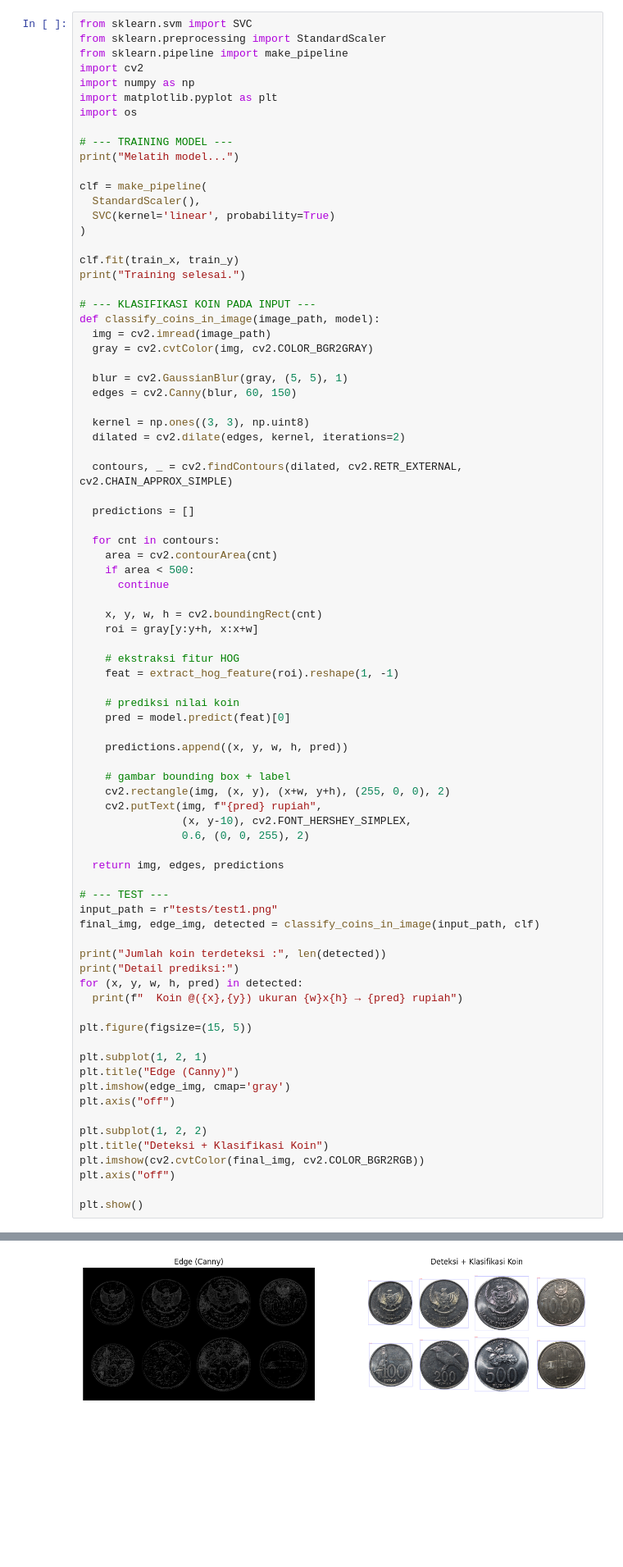
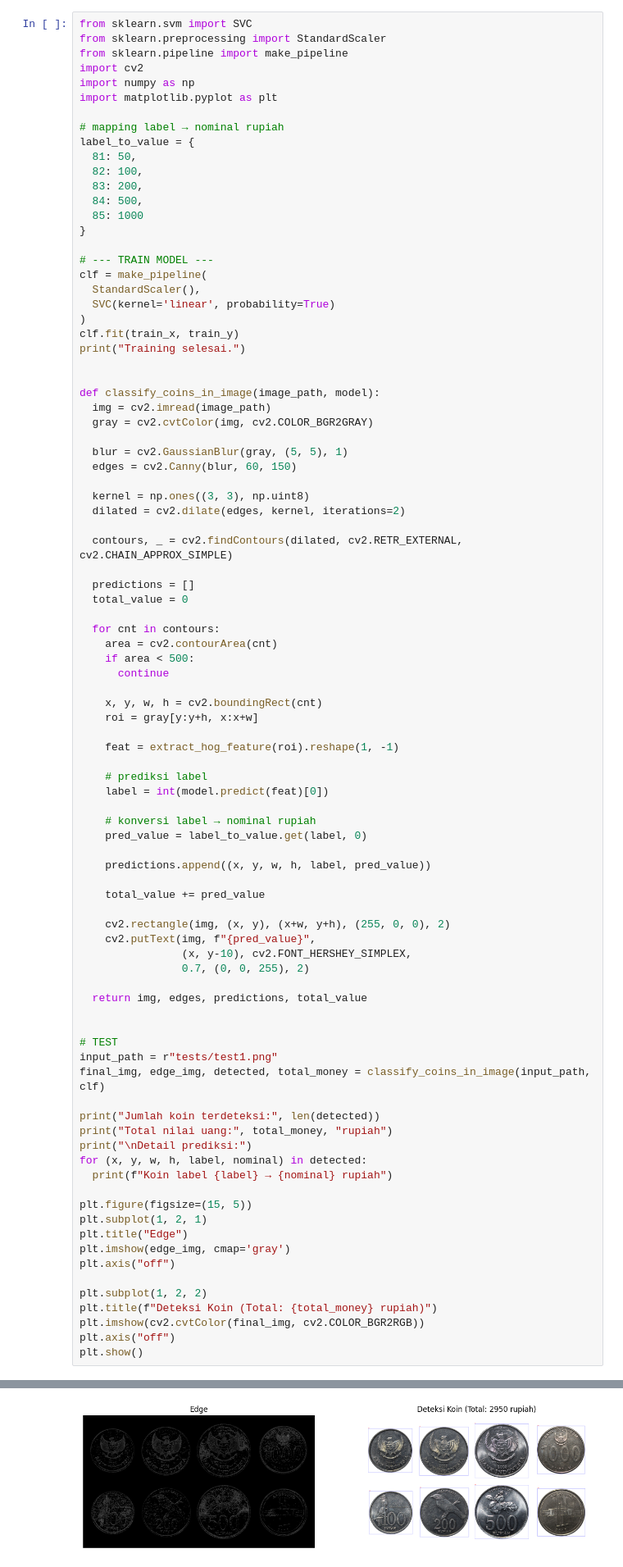
Before and after one commit to Arararra/pcd-coin-counting, a Jupyter notebook: main.ipynb, the cells around one changed output, grey strips where cells are left out. Shown at 82% size. Drawn from its saved outputs; the diff is of its cells as text; blank space fills up the shorter version.

```diff
--- a/main.ipynb
+++ b/main.ipynb
@@ -131,20 +131,25 @@ from sklearn.pipeline import make_pipeline
 import cv2
 import numpy as np
 import matplotlib.pyplot as plt
-import os
 
-# --- TRAINING MODEL ---
-print("Melatih model...")
+# mapping label → nominal rupiah
+label_to_value = {
+  81: 50,
+  82: 100,
+  83: 200,
+  84: 500,
+  85: 1000
+}
 
+# --- TRAIN MODEL ---
 clf = make_pipeline(
   StandardScaler(),
   SVC(kernel='linear', probability=True)
 )
-
 clf.fit(train_x, train_y)
 print("Training selesai.")
 
-# --- KLASIFIKASI KOIN PADA INPUT ---
+
 def classify_coins_in_image(image_path, model):
   img = cv2.imread(image_path)
   gray = cv2.cvtColor(img, cv2.COLOR_BGR2GRAY)
@@ -158,6 +163,7 @@ def classify_coins_in_image(image_path, model):
   contours, _ = cv2.findContours(dilated, cv2.RETR_EXTERNAL, cv2.CHAIN_APPROX_SIMPLE)
 
   predictions = []
+  total_value = 0
 
   for cnt in contours:
     area = cv2.contourArea(cnt)
@@ -167,42 +173,45 @@ def classify_coins_in_image(image_path, model):
     x, y, w, h = cv2.boundingRect(cnt)
     roi = gray[y:y+h, x:x+w]
 
-    # ekstraksi fitur HOG
     feat = extract_hog_feature(roi).reshape(1, -1)
 
-    # prediksi nilai koin
-    pred = model.predict(feat)[0]
+    # prediksi label
+    label = int(model.predict(feat)[0])
 
-    predictions.append((x, y, w, h, pred))
+    # konversi label → nominal rupiah
+    pred_value = label_to_value.get(label, 0)
 
-    # gambar bounding box + label
+    predictions.append((x, y, w, h, label, pred_value))
+
+    total_value += pred_value
+
     cv2.rectangle(img, (x, y), (x+w, y+h), (255, 0, 0), 2)
-    cv2.putText(img, f"{pred} rupiah",
+    cv2.putText(img, f"{pred_value}",
                 (x, y-10), cv2.FONT_HERSHEY_SIMPLEX,
-                0.6, (0, 0, 255), 2)
+                0.7, (0, 0, 255), 2)
 
-  return img, edges, predictions
+  return img, edges, predictions, total_value
 
-# --- TEST ---
+
+# TEST
 input_path = r"tests/test1.png"
-final_img, edge_img, detected = classify_coins_in_image(input_path, clf)
+final_img, edge_img, detected, total_money = classify_coins_in_image(input_path, clf)
 
-print("Jumlah koin terdeteksi :", len(detected))
-print("Detail prediksi:")
-for (x, y, w, h, pred) in detected:
-  print(f"  Koin @({x},{y}) ukuran {w}x{h} → {pred} rupiah")
+print("Jumlah koin terdeteksi:", len(detected))
+print("Total nilai uang:", total_money, "rupiah")
+print("\nDetail prediksi:")
+for (x, y, w, h, label, nominal) in detected:
+  print(f"Koin label {label} → {nominal} rupiah")
 
 plt.figure(figsize=(15, 5))
-
 plt.subplot(1, 2, 1)
-plt.title("Edge (Canny)")
+plt.title("Edge")
 plt.imshow(edge_img, cmap='gray')
 plt.axis("off")
 
 plt.subplot(1, 2, 2)
-plt.title("Deteksi + Klasifikasi Koin")
+plt.title(f"Deteksi Koin (Total: {total_money} rupiah)")
 plt.imshow(cv2.cvtColor(final_img, cv2.COLOR_BGR2RGB))
 plt.axis("off")
-
 plt.show()
 # %% [output]
@@ -226 +231 @@ Detail prediksi:
-[figure, old version]
+[figure, new version]
```
Also changed, not shown: parts of 1 cell of this notebook, 2 other files.
